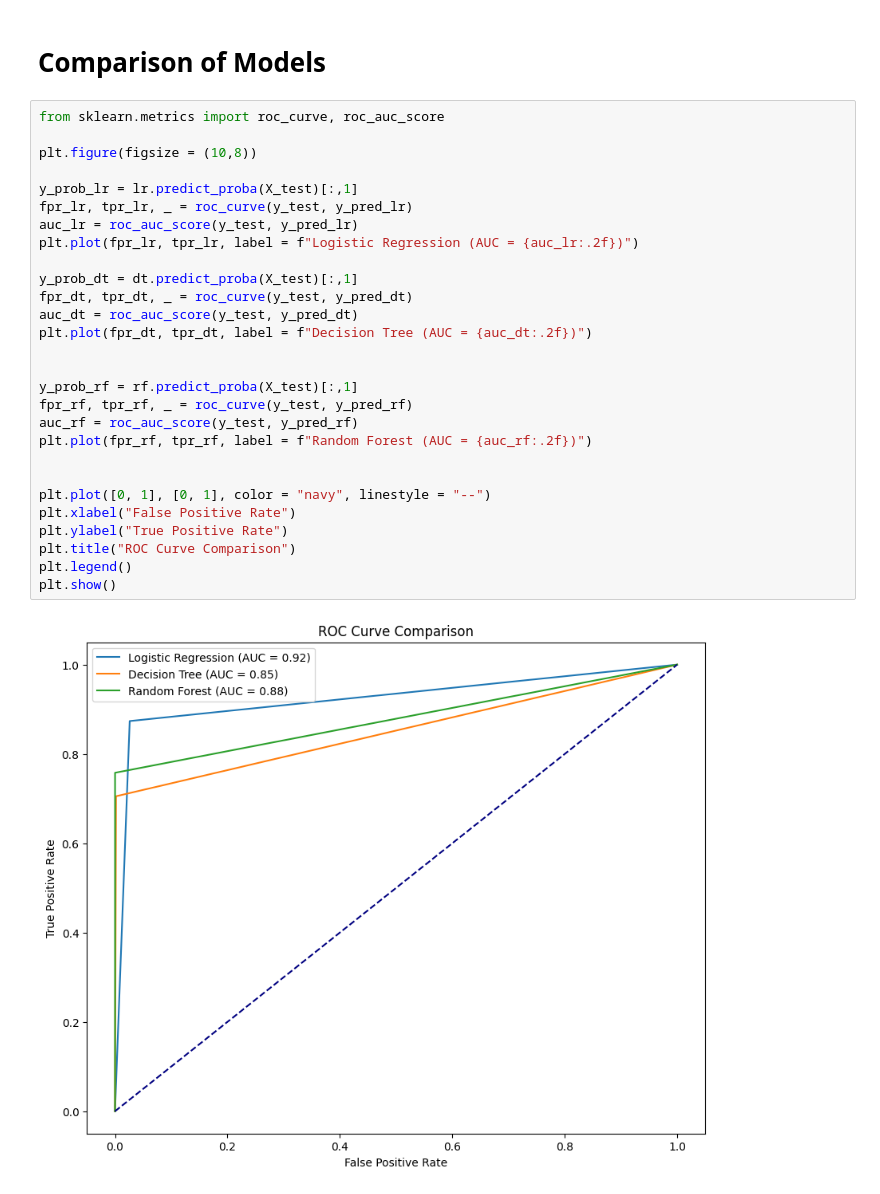
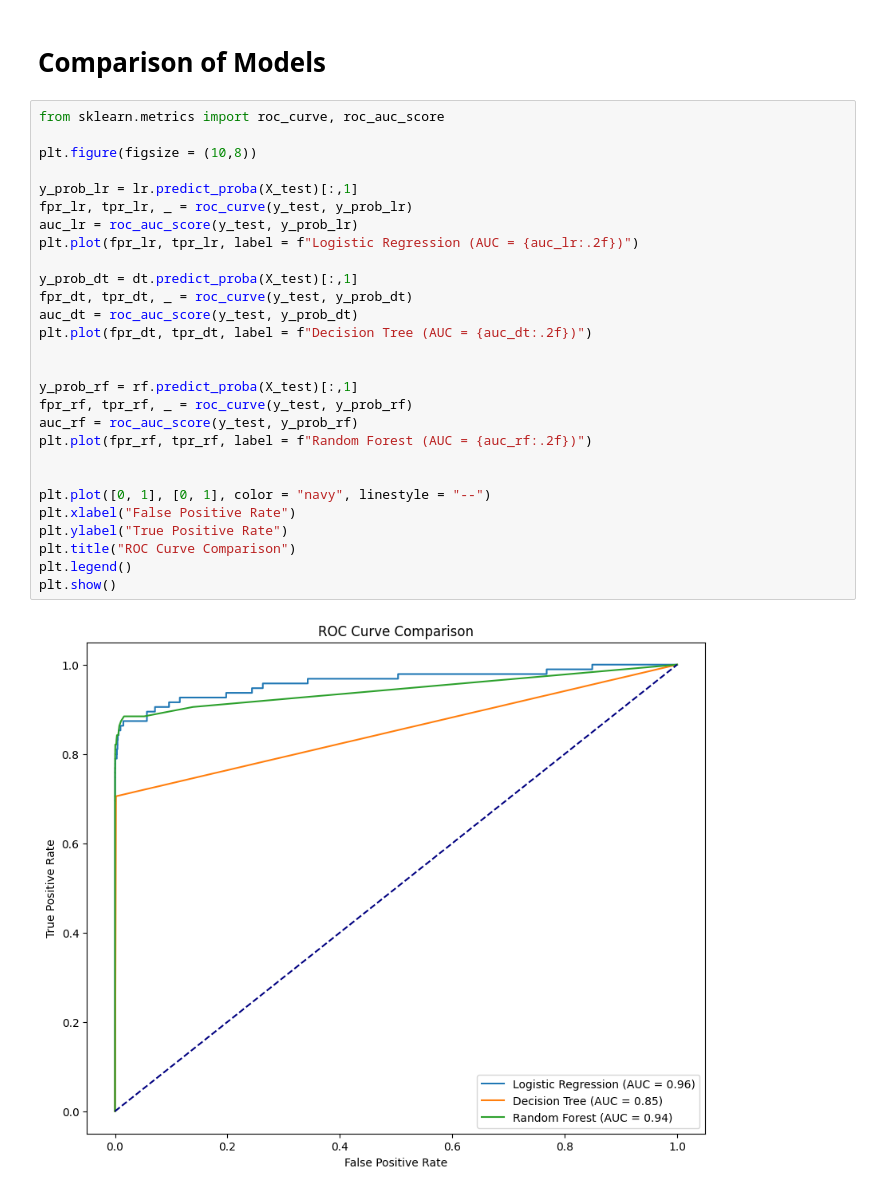
Before and after one commit to fuatkeles/Projects, a Jupyter notebook: Machine_Learning_Assignment.ipynb, the cells around one changed output. Cells and saved outputs as stored; diff of their text form.

```diff
--- a/Machine_Learning_Assignment.ipynb
+++ b/Machine_Learning_Assignment.ipynb
@@ -260,30 +335,30 @@ weighted avg       1.00      1.00      1.00     56746
 # %%
 from sklearn.metrics import roc_curve, roc_auc_score
 
 plt.figure(figsize = (10,8))
 
 y_prob_lr = lr.predict_proba(X_test)[:,1]
-fpr_lr, tpr_lr, _ = roc_curve(y_test, y_pred_lr)
-auc_lr = roc_auc_score(y_test, y_pred_lr)
+fpr_lr, tpr_lr, _ = roc_curve(y_test, y_prob_lr)
+auc_lr = roc_auc_score(y_test, y_prob_lr)
 plt.plot(fpr_lr, tpr_lr, label = f"Logistic Regression (AUC = {auc_lr:.2f})")
 
 y_prob_dt = dt.predict_proba(X_test)[:,1]
-fpr_dt, tpr_dt, _ = roc_curve(y_test, y_pred_dt)
-auc_dt = roc_auc_score(y_test, y_pred_dt)
+fpr_dt, tpr_dt, _ = roc_curve(y_test, y_prob_dt)
+auc_dt = roc_auc_score(y_test, y_prob_dt)
 plt.plot(fpr_dt, tpr_dt, label = f"Decision Tree (AUC = {auc_dt:.2f})")
 
 
 y_prob_rf = rf.predict_proba(X_test)[:,1]
-fpr_rf, tpr_rf, _ = roc_curve(y_test, y_pred_rf)
-auc_rf = roc_auc_score(y_test, y_pred_rf)
+fpr_rf, tpr_rf, _ = roc_curve(y_test, y_prob_rf)
+auc_rf = roc_auc_score(y_test, y_prob_rf)
 plt.plot(fpr_rf, tpr_rf, label = f"Random Forest (AUC = {auc_rf:.2f})")
 
 
 plt.plot([0, 1], [0, 1], color = "navy", linestyle = "--")
 plt.xlabel("False Positive Rate")
 plt.ylabel("True Positive Rate")
 plt.title("ROC Curve Comparison")
 plt.legend()
 plt.show()
 # %% [output]
-[figure, old version]
+[figure, new version]
```
Also changed, not shown: parts of 2 cells of this notebook.
